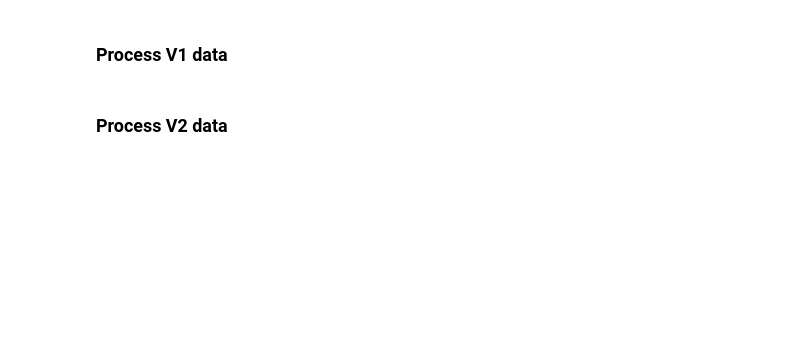
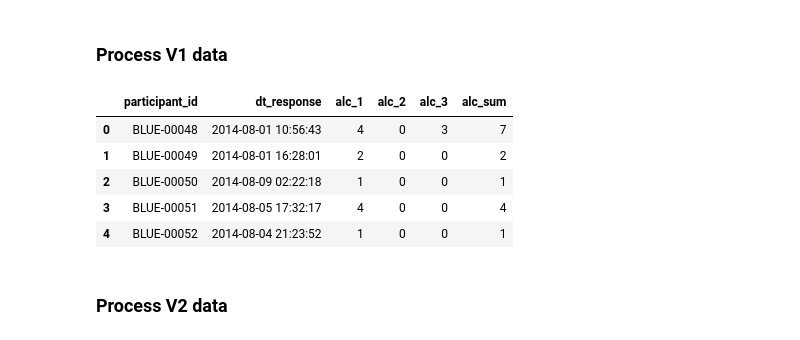
Before and after one commit to apratap/BRIGHTEN-Data-Release, a Jupyter notebook: Create_AUDIT-C_datafiles.ipynb, the cells around one changed output. Saved outputs shown, nothing was run; the diff lists cells and outputs as text; code cells hidden in the pictures; blank space fills up the shorter version.

```diff
--- a/Create_AUDIT-C_datafiles.ipynb
+++ b/Create_AUDIT-C_datafiles.ipynb
@@ -26,20 +46,27 @@ v2.head()
 ### Process V1 data
 # %%
 # drop the uneeded columns
-v1 = v1.drop(columns=[
-    'sent_time_local', 'sent_time_utc', 'response_utc', 'response_id', 'user_id', 'audit'
+v1 = v1r.drop(columns=[
+    'sent_time_local', 'sent_time_utc', 'response_local', 'response_id', 'user_id', 'audit'
 ]).rename(columns={
     'brightenid': 'participant_id',
     'audit1':'alc_1',
     'audit2':'alc_2',
     'audit3':'alc_3',
-    'response_local':'dt_response'
+    'response_utc':'dt_response'
 })
 
 # add qsum
 v1['alc_sum'] = [t.alc_1 + t.alc_2 + t.alc_3 for t in v1.itertuples()]
 
 v1.head()
+# %% [output]
+|  | participant_id | dt_response | alc_1 | alc_2 | alc_3 | alc_sum |
+| 0 | BLUE-00048 | 2014-08-01 10:56:43 | 4 | 0 | 3 | 7 |
+| 1 | BLUE-00049 | 2014-08-01 16:28:01 | 2 | 0 | 0 | 2 |
+| 2 | BLUE-00050 | 2014-08-09 02:22:18 | 1 | 0 | 0 | 1 |
+| 3 | BLUE-00051 | 2014-08-05 17:32:17 | 4 | 0 | 0 | 4 |
+| 4 | BLUE-00052 | 2014-08-04 21:23:52 | 1 | 0 | 0 | 1 |
 # %% [markdown]
 ### Process V2 data
 # %%
```
Also changed, not shown: parts of 4 cells of this notebook, 11 other files.
